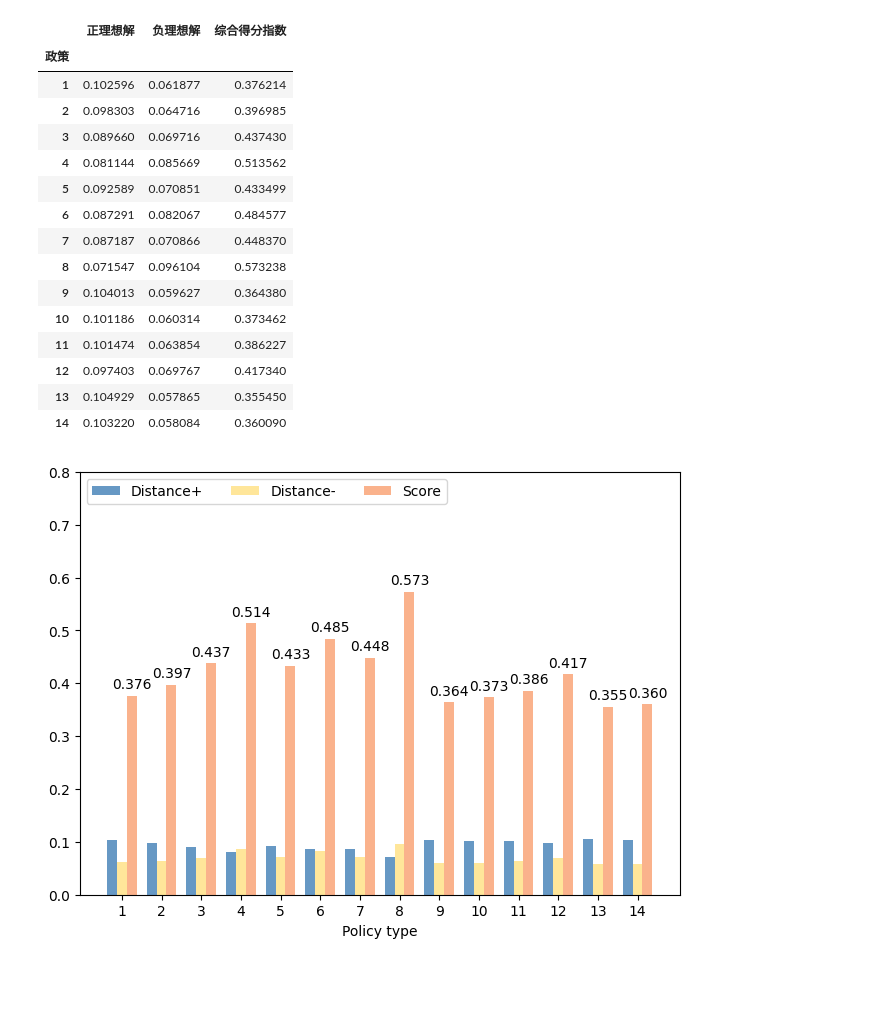
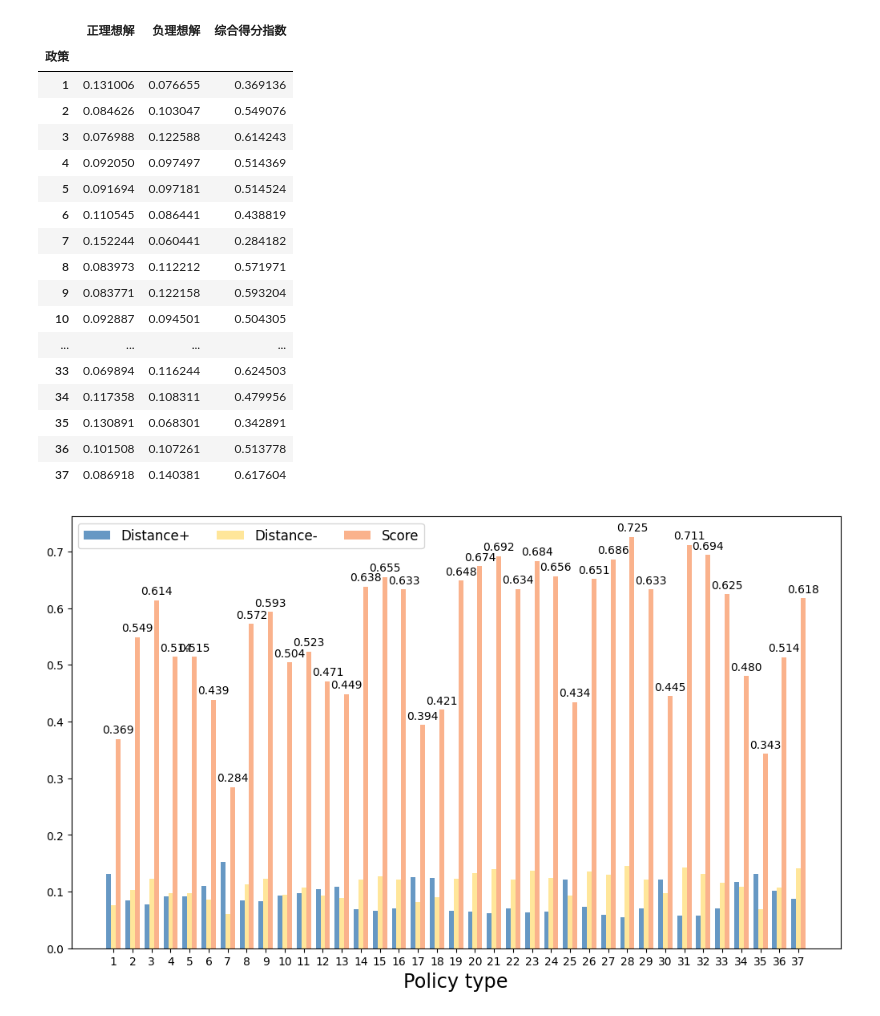
Before and after one commit to eric-gitta-moore/2022MCM-B, a Jupyter notebook: Q2/topsis.ipynb, the cells around one changed output. Cells and saved outputs as stored; diff of their text form; code cells hidden in the pictures; blank space fills up the shorter version.

```diff
--- a/Q2/topsis.ipynb
+++ b/Q2/topsis.ipynb
@@ -34,16 +34,20 @@ def topsis(data, weight=None):
     return Result, Z, weight
 
 
-weight = [0.02747,
-          0.01077,
-          0.30663,
-          0.01497,
-          0.01054,
-          0.01741,
-          0.30008,
-          0.30008,
-          0.01205]
-data = pd.read_excel(r"D:\Users\th\Downloads\B题_政策效果的量化数据.xlsx")  #The path and the name of the file
+weight = [0.09037,
+          0.05344,
+          0.10473,
+          0.20769,
+          0.06318,
+          0.09193,
+          0.1028,
+          0.24861,
+          0.03723]
+data = pd.read_excel(
+    r"E:\Programing\PycharmProjects\2022MCM-B\Q2\处理数据\政策(1)(1).xlsx")  #The path and the name of the file
+# data = pd.read_excel(
+#     r"E:\Programing\PycharmProjects\2022MCM-B\Q2\处理数据\政策(1).xlsx")  #The path and the name of the file
+
 data = data.set_index('政策')
 Result, Z, weight = topsis(data, weight)
 res = Result.iloc[:, -4:-1]
@@ -51,20 +55,22 @@ res
 # %% [output]
 |  | 正理想解 | 负理想解 | 综合得分指数 |
 | 政策 |  |  |  |
-| 1 | 0.102596 | 0.061877 | 0.376214 |
-| 2 | 0.098303 | 0.064716 | 0.396985 |
-| 3 | 0.089660 | 0.069716 | 0.437430 |
-| 4 | 0.081144 | 0.085669 | 0.513562 |
-| 5 | 0.092589 | 0.070851 | 0.433499 |
-| 6 | 0.087291 | 0.082067 | 0.484577 |
-| 7 | 0.087187 | 0.070866 | 0.448370 |
-| 8 | 0.071547 | 0.096104 | 0.573238 |
-| 9 | 0.104013 | 0.059627 | 0.364380 |
-| 10 | 0.101186 | 0.060314 | 0.373462 |
-| 11 | 0.101474 | 0.063854 | 0.386227 |
-| 12 | 0.097403 | 0.069767 | 0.417340 |
-| 13 | 0.104929 | 0.057865 | 0.355450 |
-| 14 | 0.103220 | 0.058084 | 0.360090 |
+| 1 | 0.131006 | 0.076655 | 0.369136 |
+| 2 | 0.084626 | 0.103047 | 0.549076 |
+| 3 | 0.076988 | 0.122588 | 0.614243 |
+| 4 | 0.092050 | 0.097497 | 0.514369 |
+| 5 | 0.091694 | 0.097181 | 0.514524 |
+| 6 | 0.110545 | 0.086441 | 0.438819 |
+| 7 | 0.152244 | 0.060441 | 0.284182 |
+| 8 | 0.083973 | 0.112212 | 0.571971 |
+| 9 | 0.083771 | 0.122158 | 0.593204 |
+| 10 | 0.092887 | 0.094501 | 0.504305 |
+| ... | ... | ... | ... |
+| 33 | 0.069894 | 0.116244 | 0.624503 |
+| 34 | 0.117358 | 0.108311 | 0.479956 |
+| 35 | 0.130891 | 0.068301 | 0.342891 |
+| 36 | 0.101508 | 0.107261 | 0.513778 |
+| 37 | 0.086918 | 0.140381 | 0.617604 |
 # %%
 import matplotlib.pyplot as plt
 import numpy as np
@@ -79,35 +85,35 @@ penguin_means = {
 x = np.arange(len(species))  # the label locations
 width = 0.25  # the width of the bars
 multiplier = 0
 
-fig, ax = plt.subplots(constrained_layout=True)
+fig, ax = plt.subplots(constrained_layout=True, figsize=(10, 6))
 
 # Distance+
 offset = width * multiplier
 rects = ax.bar(x + offset, list(penguin_means.items())[multiplier][1], width,
                label=list(penguin_means.items())[multiplier][0], color='#6698c4')
 multiplier += 1
 
 # Distance-
 offset = width * multiplier
 rects = ax.bar(x + offset, list(penguin_means.items())[multiplier][1], width,
                label=list(penguin_means.items())[multiplier][0], color='#ffe69a')
 multiplier += 1
 
 # Score
 offset = width * multiplier
 rects = ax.bar(x + offset, list(penguin_means.items())[multiplier][1], width,
                label=list(penguin_means.items())[multiplier][0], color='#fab28c')
 ax.bar_label(rects, padding=3, fmt='%.3lf')
 multiplier += 1
 
 # Add some text for labels, title and custom x-axis tick labels, etc.
 ax.set_xticks(x + width, species)
-ax.legend(loc='upper left', ncols=3)
-ax.set_ylim(0, 0.8)
-ax.set_xlabel('Policy type')
+ax.legend(loc='upper left', ncols=3, fontsize='large')
+# ax.set_ylim(0, 1.1)
+ax.set_xlabel('Policy type', fontsize='xx-large')
 
 plt.savefig('topsis.svg')
 plt.show()
 # %% [output]
-[figure, old version]
+[figure, new version]
```
Also changed, not shown: 8 other files.
